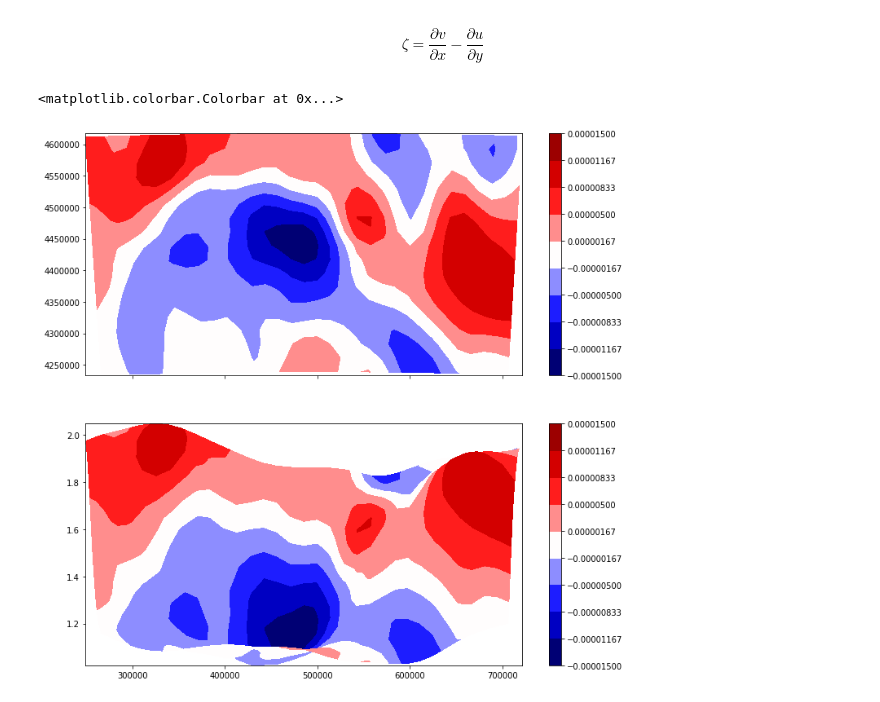
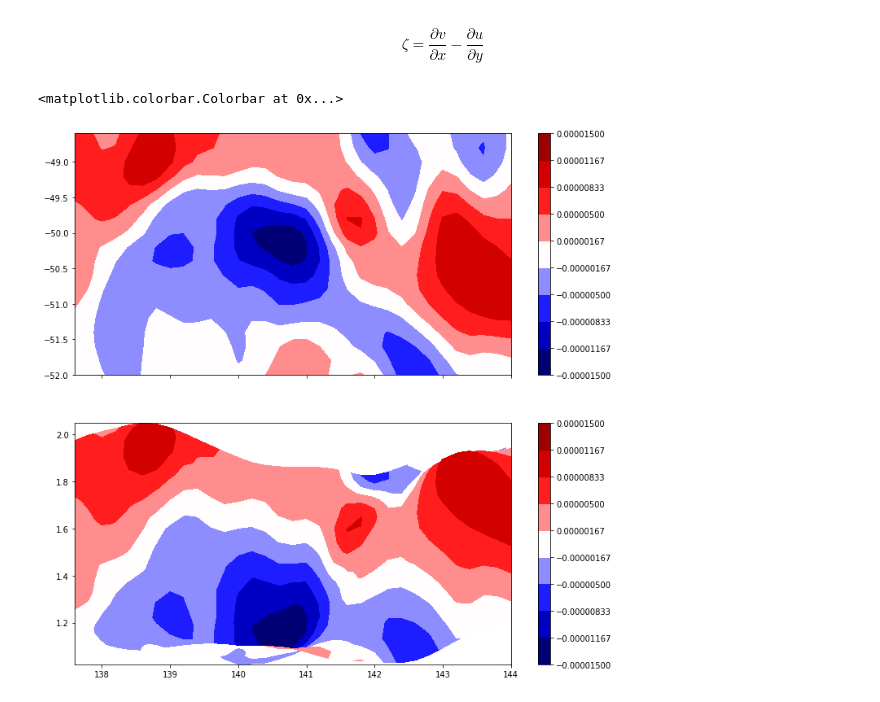
Before and after one commit to janjaapmeijer/phd-public, a Jupyter notebook: notebooks/velocity.ipynb, the cells around one changed output. Drawn from its saved outputs; the diff is of its cells as text; code cells hidden in the pictures.

```diff
--- a/notebooks/velocity.ipynb
+++ b/notebooks/velocity.ipynb
@@ -510,16 +510,16 @@ $$ \zeta = \frac{\partial v}{\partial x} - \frac{\partial u}{\partial y} $$
 # %%
 dvdx = np.gradient(x_b[2])[1] / np.gradient(xx)[1]
 dudy = np.gradient(x_b[1])[0] / np.gradient(yy)[0]
 
 zeta = dvdx - dudy
 
 fig, ax = plt.subplots(2, 1, figsize=(12, 12), sharex=True)
 vmin, vmax = -1.5e-5, 1.5e-5
-cf = ax[0].contourf(xx, yy, zeta, np.linspace(vmin, vmax, 10), cmap=plt.cm.seismic)
+cf = ax[0].contourf(lonlon, latlat, zeta, np.linspace(vmin, vmax, 10), cmap=plt.cm.seismic)
 plt.colorbar(cf, ax=ax[0])
 
-cf = ax[1].contourf(xx, x_b[0], zeta, np.linspace(vmin, vmax, 10), cmap=plt.cm.seismic)
+cf = ax[1].contourf(lonlon, x_b[0], zeta, np.linspace(vmin, vmax, 10), cmap=plt.cm.seismic)
 plt.colorbar(cf, ax=ax[1])
 # %% [output]
 <matplotlib.colorbar.Colorbar at 0x...>
-[figure, old version]
+[figure, new version]
```
Also changed, not shown: parts of 3 cells of this notebook.
